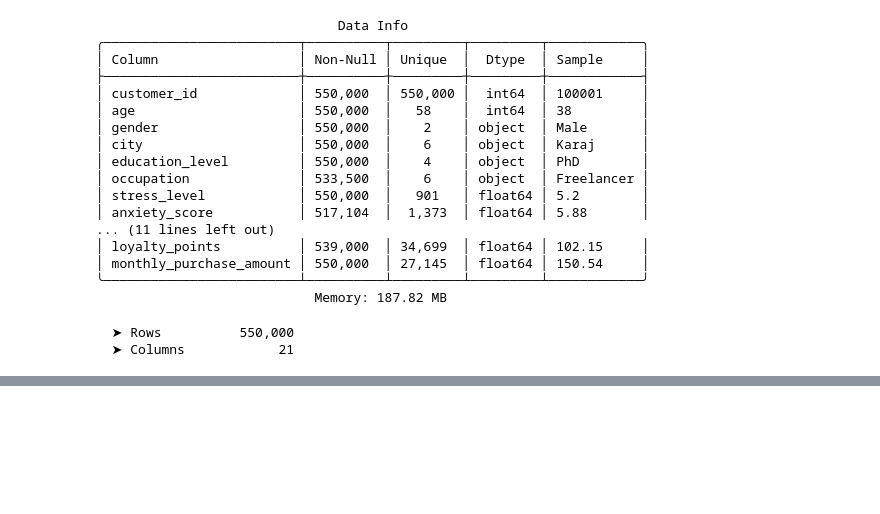
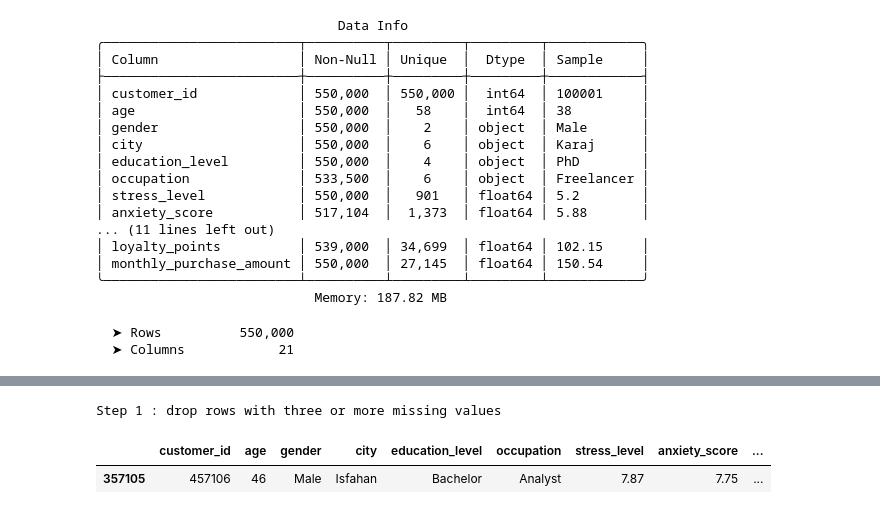
Before and after one commit to Sara-xv/Customer-Psychology-Sales, a Jupyter notebook: x.ipynb, the cells around one changed output, grey strips where cells are left out. Cells and saved outputs as stored; diff of their text form; code cells hidden in the pictures; blank space fills up the shorter version.

Commit message:
change features (drop column with missing)

```diff
--- a/x.ipynb
+++ b/x.ipynb
@@ -101,0 +104,11 @@ analyzer.display_detailed_report()
+# %%
+print("Step 1 : drop rows with three or more missing values")
+analyzer.get_rows_above_threshold().to_csv("missing_three_or_more.csv", index=False)
+data = data.drop(index=analyzer.get_rows_above_threshold()['Row_Index'])
+# %% [output]
+Step 1 : drop rows with three or more missing values
+# %%
+data.sample()
+# %% [output]
+|  | customer_id | age | gender | city | education_level | occupation | stress_level | anxiety_score | ... |
+| 357105 | 457106 | 46 | Male | Isfahan | Bachelor | Analyst | 7.87 | 7.75 | ... |
```
Also changed, not shown: parts of 11 cells of this notebook.
